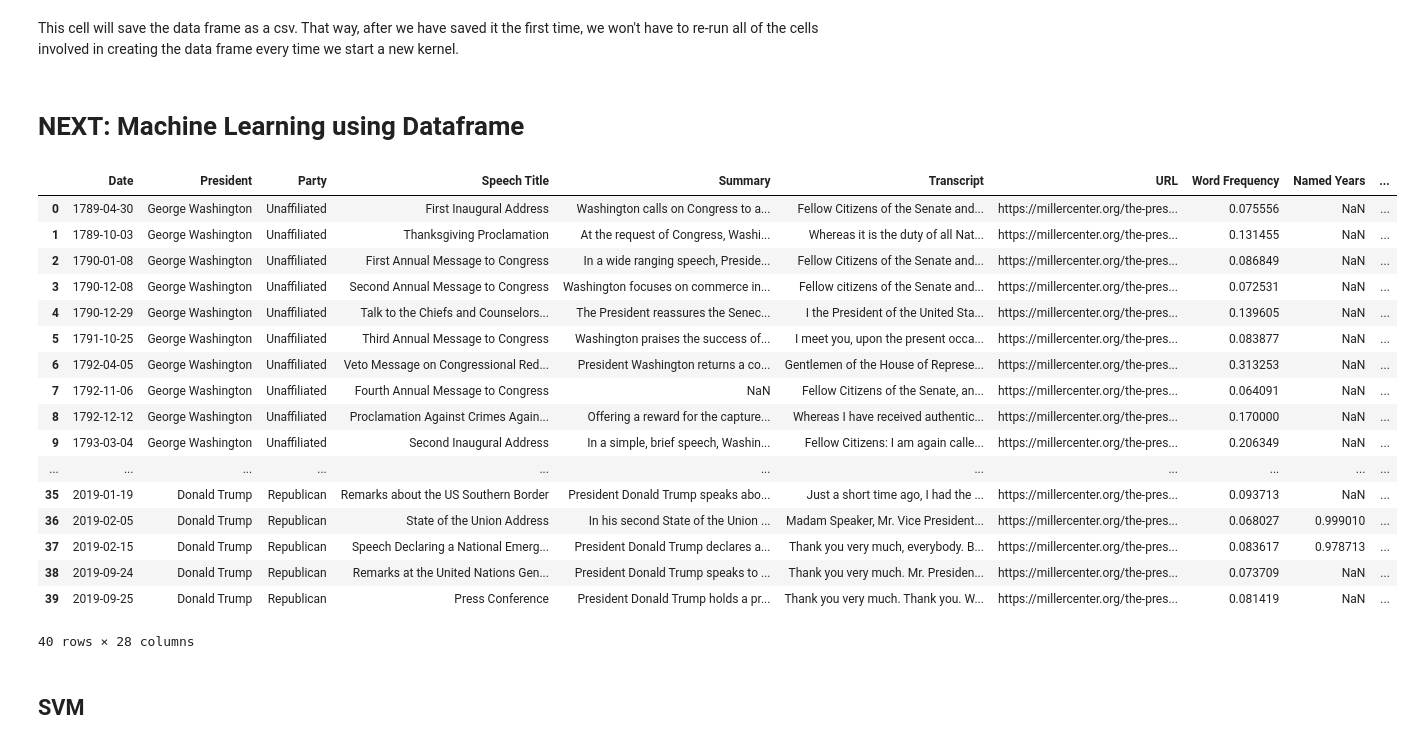
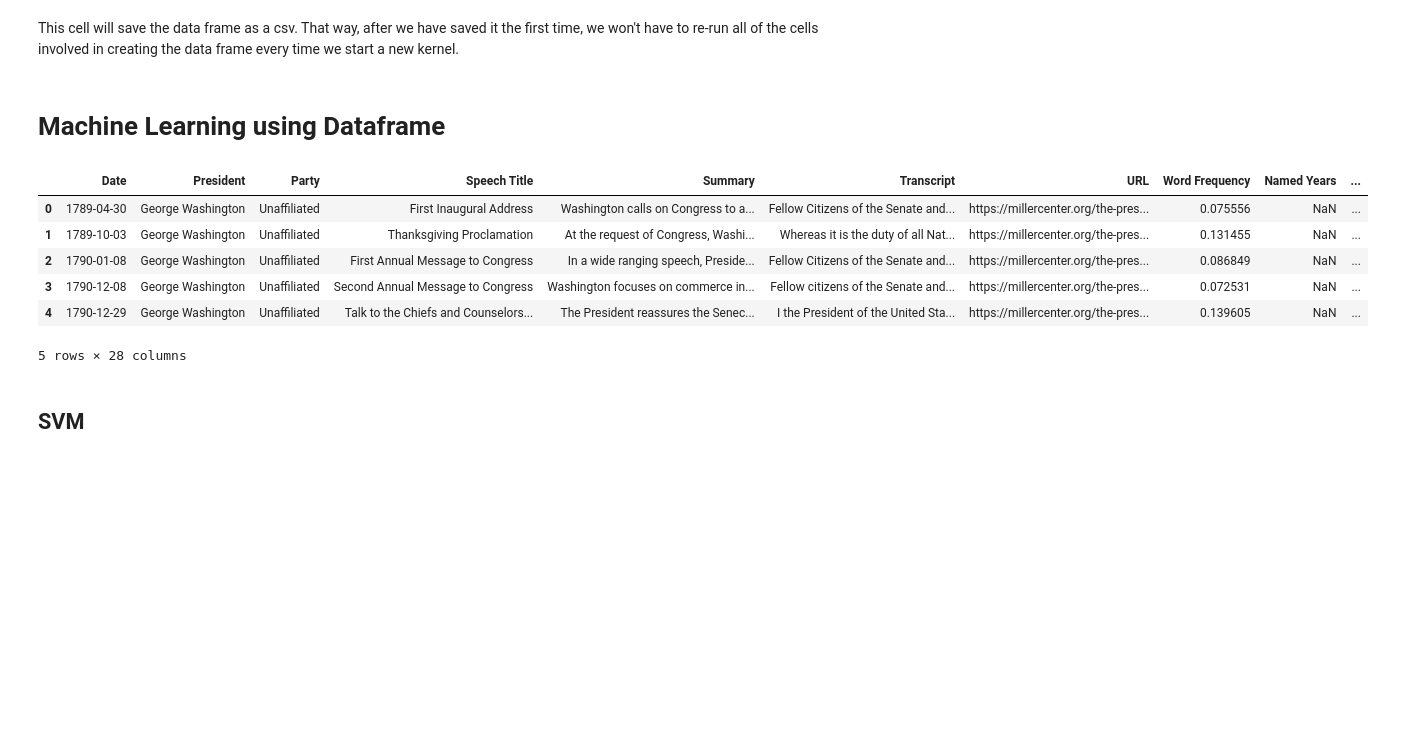
Before and after one commit to gianbatayola/CMSE-202-Project, a Jupyter notebook: Full_Presidential_Dataframe.ipynb, the cells around one changed output. Cells and saved outputs as stored; diff of their text form; code cells hidden in the pictures; blank space fills up the shorter version.

```diff
--- a/Full_Presidential_Dataframe.ipynb
+++ b/Full_Presidential_Dataframe.ipynb
@@ -134,29 +134,18 @@ This cell will save the data frame as a csv. That way, after we have saved it th
 # %%
 data.to_csv('features_df.csv')
 # %% [markdown]
-# NEXT: Machine Learning using Dataframe
+# Machine Learning using Dataframe
 # %%
 data = pd.read_csv('features_df.csv',index_col=0) # Reloads the data frame from the csv
-data
+data.head()
 # %% [output]
 |  | Date | President | Party | Speech Title | Summary | Transcript | URL | Word Frequency | Named Years | ... |
 | 0 | 1789-04-30 | George Washington | Unaffiliated | First Inaugural Address | Washington calls on Congress to a... | Fellow Citizens of the Senate and... | https://millercenter.org/the-pres... | 0.075556 | NaN | ... |
 | 1 | 1789-10-03 | George Washington | Unaffiliated | Thanksgiving Proclamation | At the request of Congress, Washi... | Whereas it is the duty of all Nat... | https://millercenter.org/the-pres... | 0.131455 | NaN | ... |
 | 2 | 1790-01-08 | George Washington | Unaffiliated | First Annual Message to Congress | In a wide ranging speech, Preside... | Fellow Citizens of the Senate and... | https://millercenter.org/the-pres... | 0.086849 | NaN | ... |
 | 3 | 1790-12-08 | George Washington | Unaffiliated | Second Annual Message to Congress | Washington focuses on commerce in... | Fellow citizens of the Senate and... | https://millercenter.org/the-pres... | 0.072531 | NaN | ... |
 | 4 | 1790-12-29 | George Washington | Unaffiliated | Talk to the Chiefs and Counselors... | The President reassures the Senec... | I the President of the United Sta... | https://millercenter.org/the-pres... | 0.139605 | NaN | ... |
-| 5 | 1791-10-25 | George Washington | Unaffiliated | Third Annual Message to Congress | Washington praises the success of... | I meet you, upon the present occa... | https://millercenter.org/the-pres... | 0.083877 | NaN | ... |
-| 6 | 1792-04-05 | George Washington | Unaffiliated | Veto Message on Congressional Red... | President Washington returns a co... | Gentlemen of the House of Represe... | https://millercenter.org/the-pres... | 0.313253 | NaN | ... |
-| 7 | 1792-11-06 | George Washington | Unaffiliated | Fourth Annual Message to Congress | NaN | Fellow Citizens of the Senate, an... | https://millercenter.org/the-pres... | 0.064091 | NaN | ... |
-| 8 | 1792-12-12 | George Washington | Unaffiliated | Proclamation Against Crimes Again... | Offering a reward for the capture... | Whereas I have received authentic... | https://millercenter.org/the-pres... | 0.170000 | NaN | ... |
-| 9 | 1793-03-04 | George Washington | Unaffiliated | Second Inaugural Address | In a simple, brief speech, Washin... | Fellow Citizens: I am again calle... | https://millercenter.org/the-pres... | 0.206349 | NaN | ... |
-| ... | ... | ... | ... | ... | ... | ... | ... | ... | ... | ... |
-| 35 | 2019-01-19 | Donald Trump | Republican | Remarks about the US Southern Border | President Donald Trump speaks abo... | Just a short time ago, I had the ... | https://millercenter.org/the-pres... | 0.093713 | NaN | ... |
-| 36 | 2019-02-05 | Donald Trump | Republican | State of the Union Address | In his second State of the Union ... | Madam Speaker, Mr. Vice President... | https://millercenter.org/the-pres... | 0.068027 | 0.999010 | ... |
-| 37 | 2019-02-15 | Donald Trump | Republican | Speech Declaring a National Emerg... | President Donald Trump declares a... | Thank you very much, everybody. B... | https://millercenter.org/the-pres... | 0.083617 | 0.978713 | ... |
-| 38 | 2019-09-24 | Donald Trump | Republican | Remarks at the United Nations Gen... | President Donald Trump speaks to ... | Thank you very much. Mr. Presiden... | https://millercenter.org/the-pres... | 0.073709 | NaN | ... |
-| 39 | 2019-09-25 | Donald Trump | Republican | Press Conference | President Donald Trump holds a pr... | Thank you very much. Thank you. W... | https://millercenter.org/the-pres... | 0.081419 | NaN | ... |
-40 rows × 28 columns
+5 rows × 28 columns
 # %% [markdown]
 ## SVM
 # %% [markdown]
```
Also changed, not shown: parts of 44 cells of this notebook, 2 other files.
